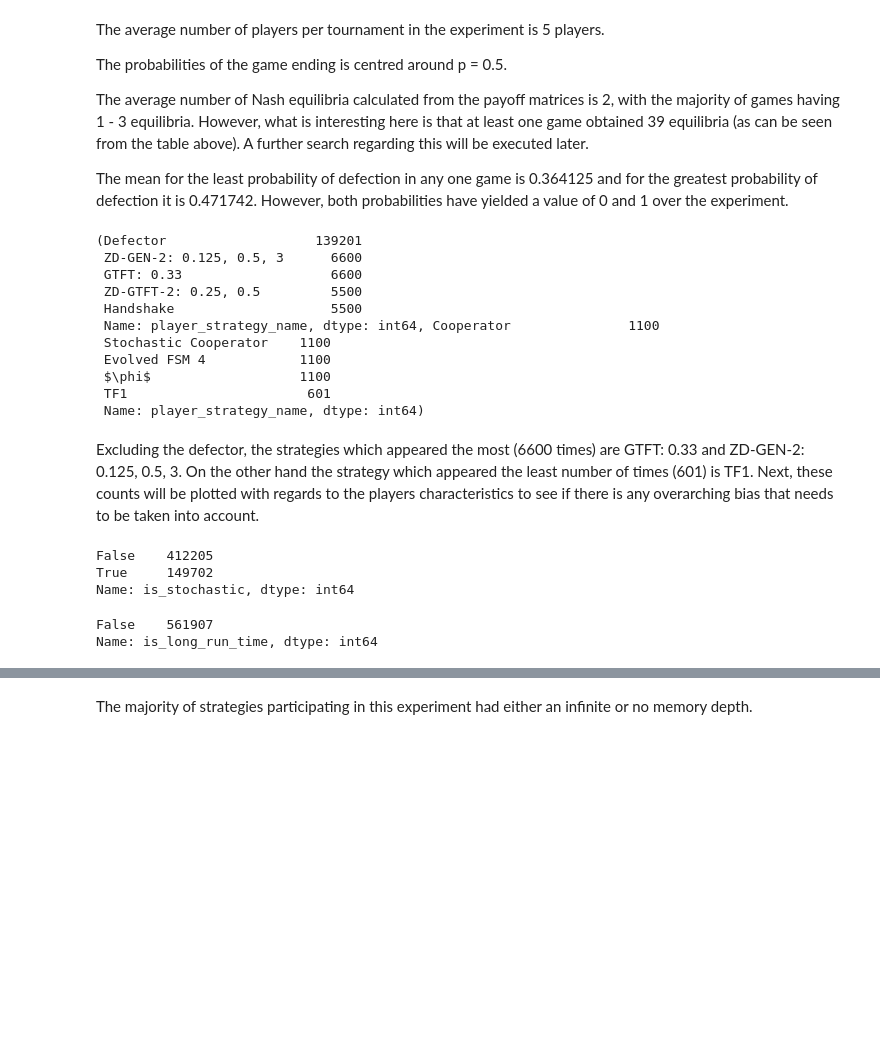
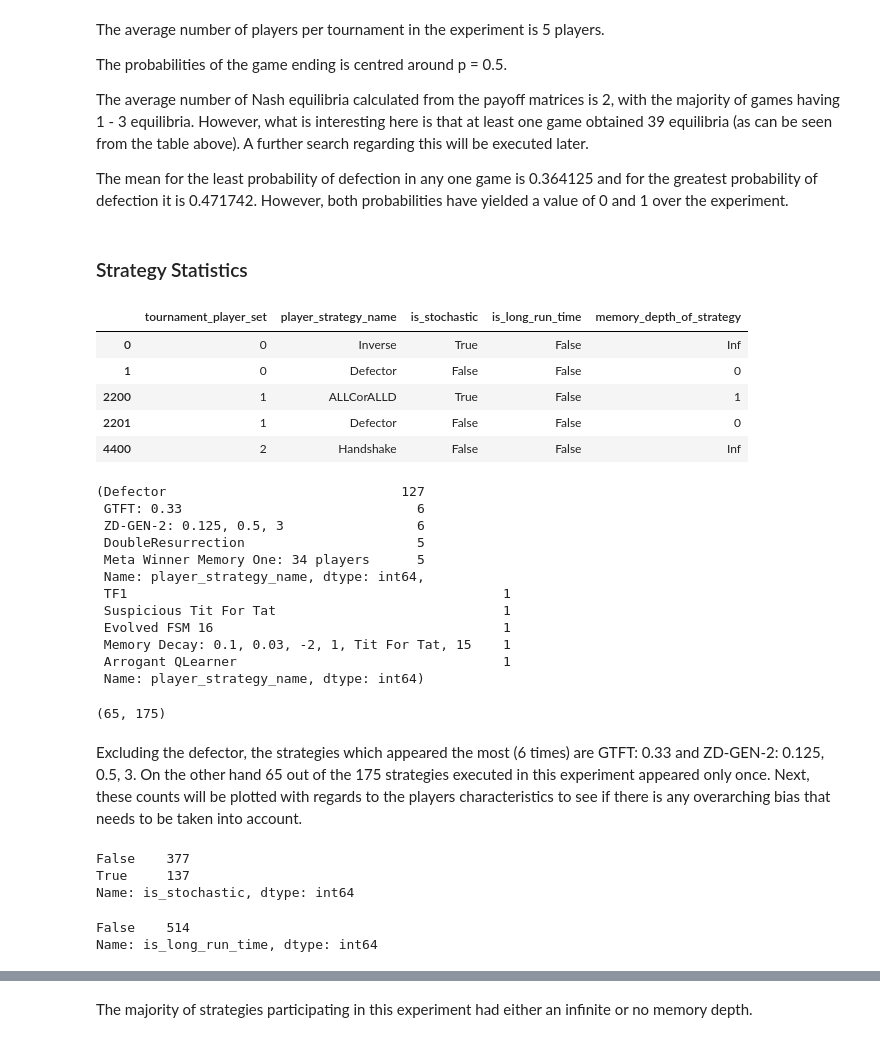
Before and after one commit to shapperzsm/final-project, a Jupyter notebook: src/analysing-the-data/initial-analysis.ipynb, the cells around one changed output, grey strips where cells are left out. Cells and saved outputs as stored; diff of their text form; code cells hidden in the pictures; blank space fills up the shorter version.

```diff
--- a/src/analysing-the-data/initial-analysis.ipynb
+++ b/src/analysing-the-data/initial-analysis.ipynb
@@ -48,32 +48,49 @@ The probabilities of the game ending is centred around p = 0.5.
 The average number of Nash equilibria calculated from the payoff matrices is 2, with the majority of games having 1 - 3 equilibria. However, what is interesting here is that at least one game obtained 39 equilibria (as can be seen from the table above). A further search regarding this will be executed later.
 
 The mean for the least probability of defection in any one game is 0.364125 and for the greatest probability of defection it is 0.471742. However, both probabilities have yielded a value of 0 and 1 over the experiment.
+# %% [markdown]
+### Strategy Statistics
+# %%
+strategy_data = se_folk_thm_data[["tournament_player_set", "player_strategy_name", "is_stochastic", "is_long_run_time", "memory_depth_of_strategy"]].drop_duplicates()
+strategy_data.head()
+# %% [output]
+|  | tournament_player_set | player_strategy_name | is_stochastic | is_long_run_time | memory_depth_of_strategy |
+| 0 | 0 | Inverse | True | False | Inf |
+| 1 | 0 | Defector | False | False | 0 |
+| 2200 | 1 | ALLCorALLD | True | False | 1 |
+| 2201 | 1 | Defector | False | False | 0 |
+| 4400 | 2 | Handshake | False | False | Inf |
 # %%
-strategy_counts = se_folk_thm_data["player_strategy_name"].value_counts()
+strategy_counts = strategy_data["player_strategy_name"].value_counts()
 strategy_counts.head(), strategy_counts.tail()
 # %% [output]
-(Defector                   139201
- ZD-GEN-2: 0.125, 0.5, 3      6600
- GTFT: 0.33                   6600
- ZD-GTFT-2: 0.25, 0.5         5500
- Handshake                    5500
- Name: player_strategy_name, dtype: int64, Cooperator               1100
- Stochastic Cooperator    1100
- Evolved FSM 4            1100
- $\phi$                   1100
- TF1                       601
+(Defector                              127
+ GTFT: 0.33                              6
+ ZD-GEN-2: 0.125, 0.5, 3                 6
+ DoubleResurrection                      5
+ Meta Winner Memory One: 34 players      5
+ Name: player_strategy_name, dtype: int64,
+ TF1                                                1
+ Suspicious Tit For Tat                             1
+ Evolved FSM 16                                     1
+ Memory Decay: 0.1, 0.03, -2, 1, Tit For Tat, 15    1
+ Arrogant QLearner                                  1
  Name: player_strategy_name, dtype: int64)
+# %%
+len(strategy_counts[strategy_counts == 1]), len(strategy_data["player_strategy_name"].drop_duplicates())
+# %% [output]
+(65, 175)
 # %% [markdown]
-Excluding the defector, the strategies which appeared the most (6600 times) are GTFT: 0.33 and ZD-GEN-2: 0.125, 0.5, 3. On the other hand the strategy which appeared the least number of times (601) is TF1. Next, these counts will be plotted with regards to the players characteristics to see if there is any overarching bias that needs to be taken into account.
+Excluding the defector, the strategies which appeared the most (6 times) are GTFT: 0.33 and ZD-GEN-2: 0.125, 0.5, 3. On the other hand 65 out of the 175 strategies executed in this experiment appeared only once. Next, these counts will be plotted with regards to the players characteristics to see if there is any overarching bias that needs to be taken into account.
 # %%
-se_folk_thm_data["is_stochastic"].value_counts()
+strategy_data["is_stochastic"].value_counts()
 # %% [output]
-False    412205
-True     149702
+False    377
+True     137
 Name: is_stochastic, dtype: int64
 # %%
-se_folk_thm_data["is_long_run_time"].value_counts()
+strategy_data["is_long_run_time"].value_counts()
 # %% [output]
-False    561907
+False    514
 Name: is_long_run_time, dtype: int64
 # %% [markdown]
```
Also changed, not shown: parts of 4 cells of this notebook.
